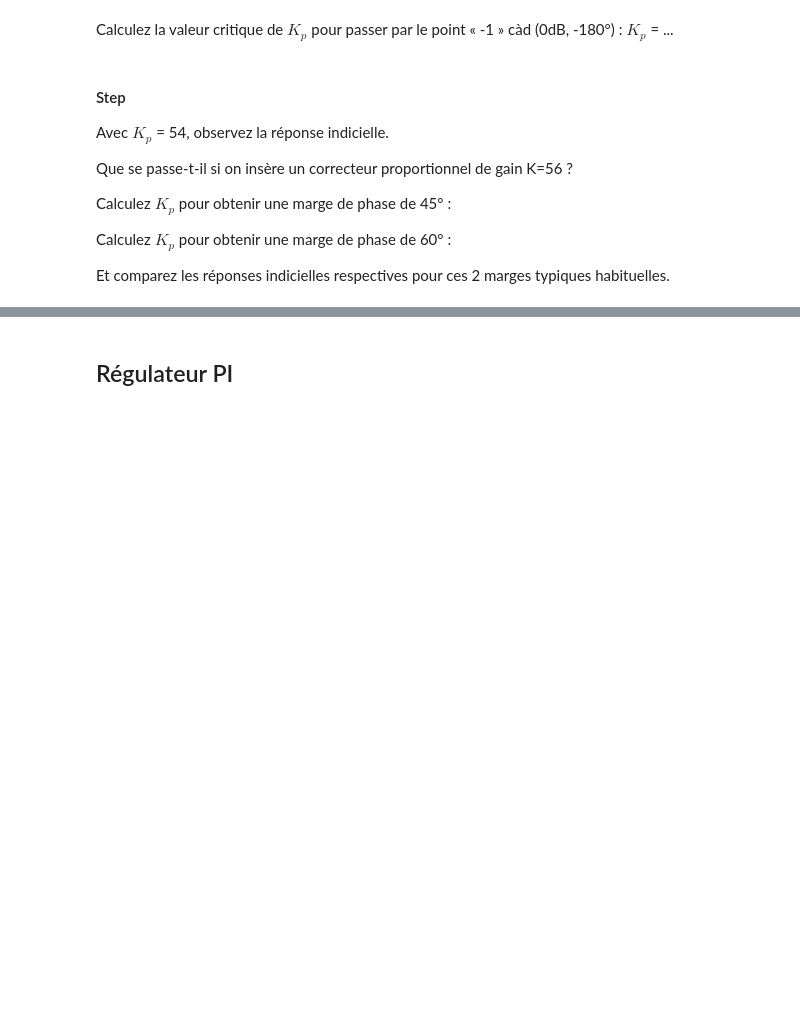
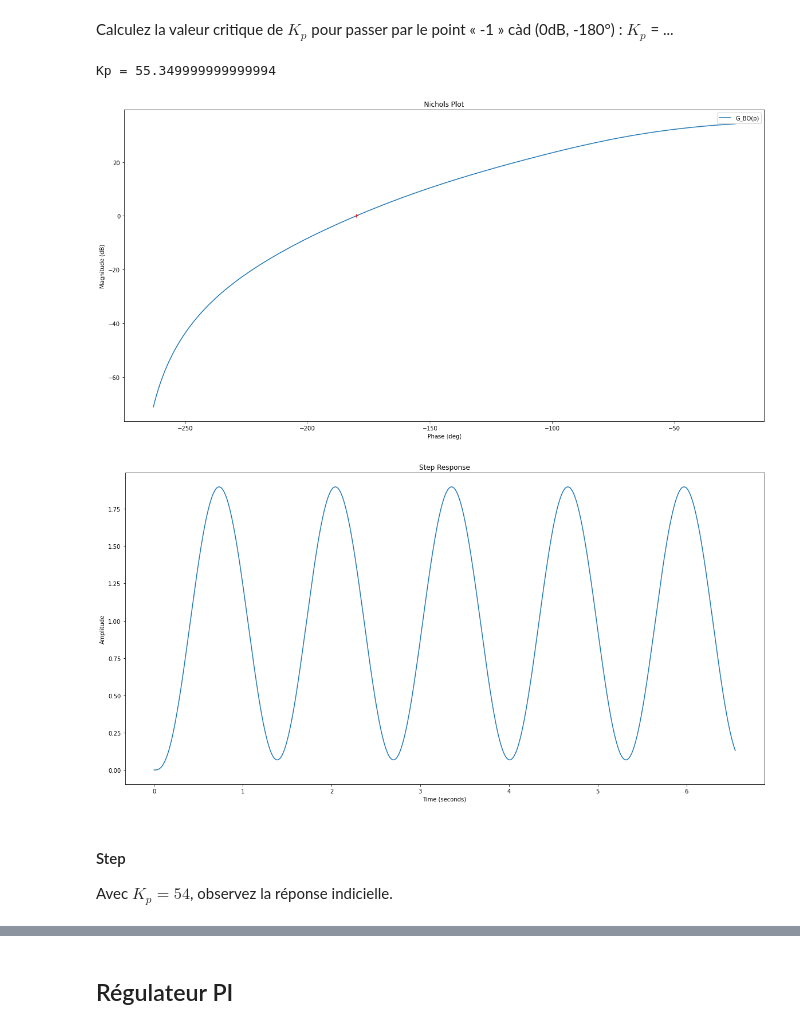
Before and after one commit to AlbanVl/ReguLaboGramme, a Jupyter notebook: _sources/regu/LaboSeance5.ipynb, the cells around one changed output, grey strips where cells are left out. Cells and saved outputs as stored; diff of their text form; code cells hidden in the pictures; blank space fills up the shorter version.

```diff
--- a/_sources/regu/LaboSeance5.ipynb
+++ b/_sources/regu/LaboSeance5.ipynb
@@ -247,17 +240,20 @@ Marge de gain = 34.86235250429483 dB
 # %% [markdown]
 Calculez la valeur critique de $K_p$ pour passer par le point « -1 » càd (0dB, -180°) : $K_p$ = ...
 # %%
-Kp = 1/mag  # Kp va à l'inverse de ce qu'on mesure
+Kp = 10**(mg/20) # Kp ne doit pas être en dB => conversion
 print("Kp =", Kp)
+
+fig = plt.figure("Nichols", figsize=(20,10))
+rlf.nichols(Kp*G_BO, labels=['G_BO(p)'], NameOfFigure = "Nichols")
+
+G_BF= ml.feedback(Kp*G_BO)
+fig = plt.figure("Steps", figsize=(20,10))
+rlf.step_(G_BF, NameOfFigure="Steps");
+# %% [output]
+Kp = 55.349999999999994
+[figure, added]
+[figure, added]
 # %% [markdown]
 #### Step
 
-Avec $K_p$ = 54, observez la réponse indicielle.
-
-Que se passe-t-il si on insère un correcteur proportionnel de gain K=56 ?
-
-Calculez $K_p$ pour obtenir une marge de phase de 45° :
-
-Calculez $K_p$ pour obtenir une marge de phase de 60° :
-
-Et comparez les réponses indicielles respectives pour ces 2 marges typiques habituelles.
+Avec $K_p = 54$, observez la réponse indicielle.
```
Also changed, not shown: parts of 26 cells of this notebook, 25 other files.
